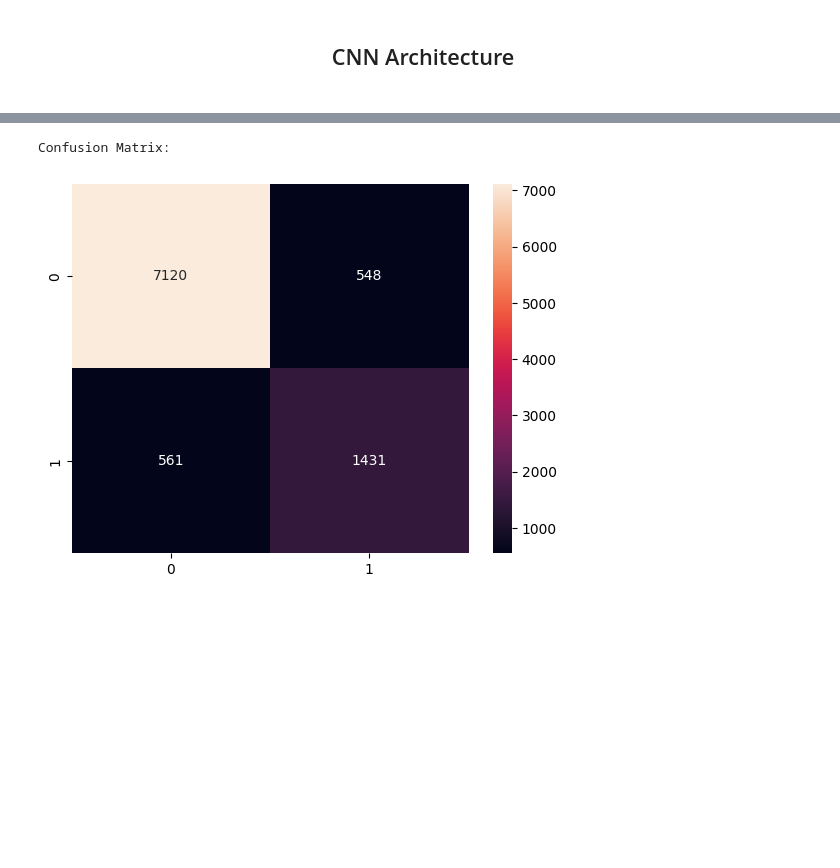
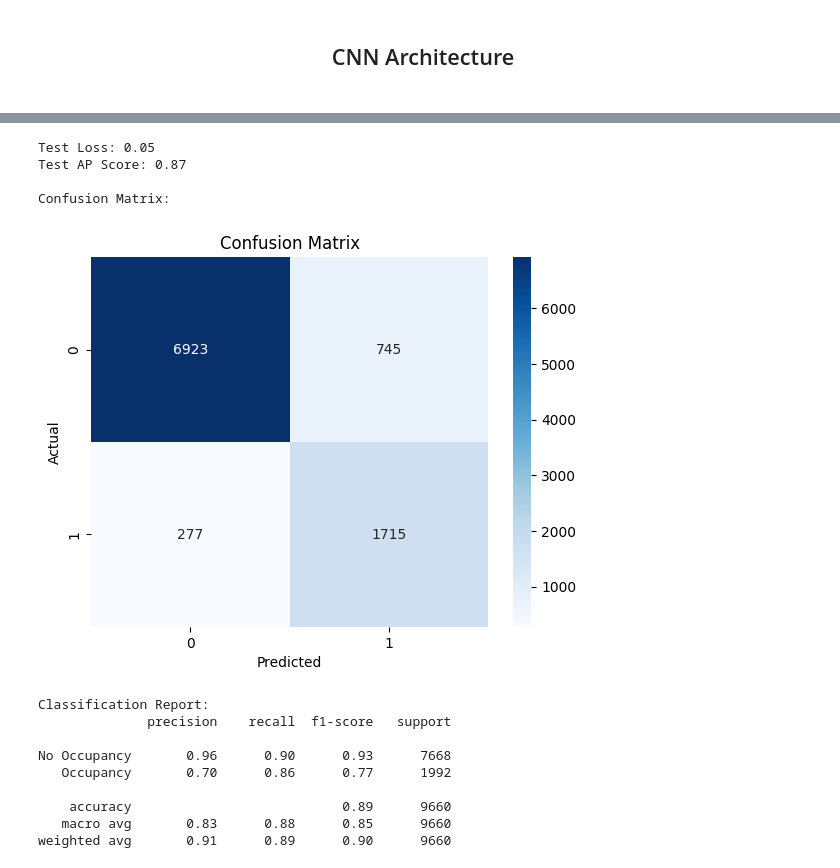
Before and after one commit to Mortti11/Deep_Learning, a Jupyter notebook: CNN_Times_series/Pytorch.ipynb, the cells around one changed output, grey strips where cells are left out. Cells and saved outputs as stored; diff of their text form; code cells hidden in the pictures; blank space fills up the shorter version.

```diff
--- a/CNN_Times_series/Pytorch.ipynb
+++ b/CNN_Times_series/Pytorch.ipynb
@@ -257,9 +254,9 @@ criterion = FocalLoss(gamma=3.0)
 # https://discuss.pytorch.org/t/implementing-focal-loss-for-a-binary-classification-problem/128664
 # https://discuss.pytorch.org/t/is-this-a-correct-implementation-for-focal-loss-in-pytorch/43327/8
 # %%
-optimizer = optim.Adam(model.parameters(), lr=0.001, weight_decay=0.000005)
+optimizer = optim.Adam(model.parameters(), lr=0.001, weight_decay=0.000001)
 # If val loss does not improve for 5 epochs, lr is going to be cut by half
-scheduler = optim.lr_scheduler.ReduceLROnPlateau(optimizer, factor=0.5, patience=3, mode='max')
+scheduler = optim.lr_scheduler.ReduceLROnPlateau(optimizer, factor=0.5, patience=3, mode='min' )
 print('Optimizer:', optimizer)
 # %% [output]
 Optimizer: Adam (
@@ -580,0 +278,5 @@ Best Val AP: 0.9581 | Best Val Threshold: 0.437
+# %%
+# Function to calculate F2 score
+def f2_score(y_true, y_pred):
+    from sklearn.metrics import fbeta_score
+    return fbeta_score(y_true, y_pred,beta=2.0, zero_division=0)
@@ -581,29 +444,59 @@ Best Val AP: 0.9581 | Best Val Threshold: 0.437
 # %%
-# Evaluation
+# Evaluation on the test DS:
 model.eval()
 test_preds = []
+test_probs = []
 test_targets = []
-test_loss = 0.0
+test_loss_sum = 0.0
+
 with torch.no_grad():
-    for X_batch, y_batch in test_loader:
+    for X_batch,y_batch in test_loader:
         X_batch = X_batch.to(device)
-        y_batch = y_batch.to(device)
+        y_batch=y_batch.to(device)
 
-        logits = model(X_batch)
-        loss = criterion(logits.squeeze(), y_batch.float())
-        probs = torch.sigmoid(logits.squeeze())
-        preds = (probs >=best_threshold).to(torch.int64)
-        test_loss += loss.item() * X_batch.size(0)
+        logits= model(X_batch)
+        loss =criterion(logits.squeeze(1),y_batch.float())
+        probs =torch.sigmoid(logits.squeeze(1))
+
+        preds =(probs>= best_threshold).to(torch.int64)
+        test_loss_sum+=loss.item()*X_batch.size(0)
 
         test_preds.extend(preds.tolist())
+        test_probs.extend(probs.tolist())
         test_targets.extend(y_batch.tolist())
+
+test_loss=test_loss_sum/len(test_dataset)
 test_preds = np.array(test_preds)
-test_targets = np.array(test_targets)
+test_probs=np.array(test_probs)
+test_targets= np.array(test_targets)
+
+print(f"Test Loss: {test_loss:.2f}")
+print(f"Test AP Score: {average_precision_score(test_targets,test_probs):.2f}")
+
+# Confusion Matrix
+Confusion_matrix = confusion_matrix(test_targets, test_preds)
+print("\nConfusion Matrix:")
+sns.heatmap(Confusion_matrix,annot=True, fmt='d',cmap='Blues')
+plt.xlabel('Predicted')
+plt.ylabel('Actual')
+plt.title('Confusion Matrix')
+plt.show()
+
+# Classification Report
+print("\nClassification Report:")
+print(classification_report(test_targets, test_preds, target_names=['No Occupancy', 'Occupancy'],zero_division=0))
+# %% [output]
+Test Loss: 0.05
+Test AP Score: 0.87
+
+Confusion Matrix:
+[figure, added]
+Classification Report:
+              precision    recall  f1-score   support
+
+No Occupancy       0.96      0.90      0.93      7668
+   Occupancy       0.70      0.86      0.77      1992
+
+    accuracy                           0.89      9660
+   macro avg       0.83      0.88      0.85      9660
+weighted avg       0.91      0.89      0.90      9660
-# %%
-Confusion_matrix = confusion_matrix(test_targets, test_preds)
-print("Confusion Matrix:")
-sns.heatmap(Confusion_matrix, annot=True, fmt='d')
-plt.show()
-# %% [output]
-Confusion Matrix:
-[figure, removed]
```
Also changed, not shown: parts of 14 cells of this notebook.
